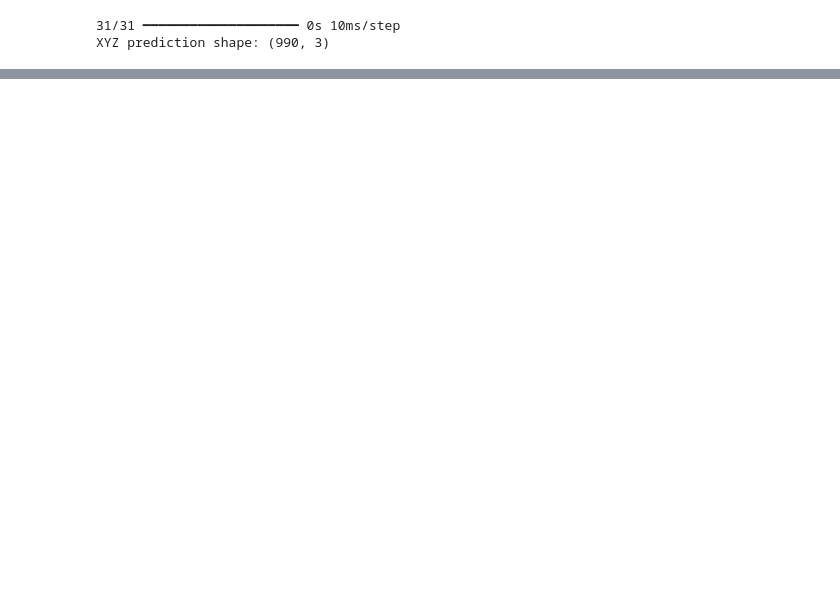
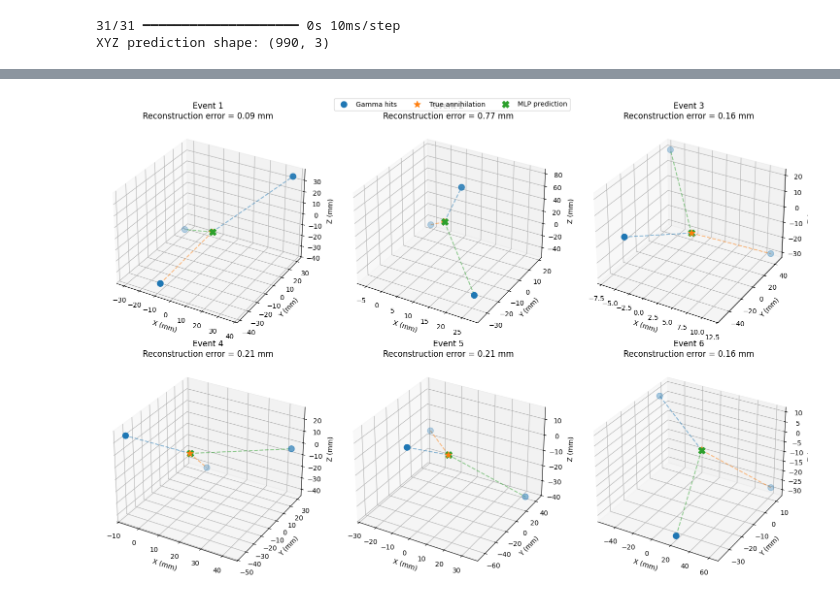
Before and after one commit to mw2304/SummerProject2026, a Jupyter notebook: testing2dplane.ipynb, the cells around one changed output, grey strips where cells are left out. Saved outputs shown, nothing was run; the diff lists cells and outputs as text; code cells hidden in the pictures; blank space fills up the shorter version.

```diff
--- a/testing2dplane.ipynb
+++ b/testing2dplane.ipynb
@@ -656,0 +864,39 @@ for coordinate, index, mae_val in figures:
+# %%
+n_events = min(6, len(X_test_plane2d))
+
+fig = plt.figure(figsize=(15, 10))
+
+for i in range(n_events):
+    ax = fig.add_subplot(2, 3, i + 1, projection="3d")
+
+    # Use X_test_plane2d for features
+    hits = np.array([X_test_plane2d[i, 0:3], X_test_plane2d[i, 4:7], X_test_plane2d[i, 8:11]])
+    # Use y_test_plane2d for true positions
+    true_pos = y_test_plane2d[i]
+    # Use xyz_pred_plane2d for predicted positions
+    pred_pos = xyz_pred_plane2d[i]
+
+    ax.scatter(hits[:, 0], hits[:, 1], hits[:, 2], s=80, marker="o", label="Gamma hits")
+    ax.scatter(*true_pos, s=100, marker="*", label="True annihilation")
+    ax.scatter(*pred_pos, s=100, marker="X", label="MLP prediction")
+
+    for hit in hits:
+        ax.plot([true_pos[0], hit[0]], [true_pos[1], hit[1]], [true_pos[2], hit[2]],
+                linestyle="--", alpha=0.5)
+
+    ax.plot([true_pos[0], pred_pos[0]], [true_pos[1], pred_pos[1]], [true_pos[2], pred_pos[2]],
+            linestyle=":", linewidth=2)
+
+    error = np.linalg.norm(pred_pos - true_pos)
+    ax.set_title(f"Event {i+1}\nReconstruction error = {error:.2f} mm")
+    ax.set_xlabel("X (mm)")
+    ax.set_ylabel("Y (mm)")
+    ax.set_zlabel("Z (mm)")
+
+handles, labels = ax.get_legend_handles_labels()
+fig.legend(handles, labels, loc="upper center", ncol=3)
+
+plt.tight_layout()
+plt.show()
+# %% [output]
+[figure, added]
```
Also changed, not shown: parts of 11 cells of this notebook.
